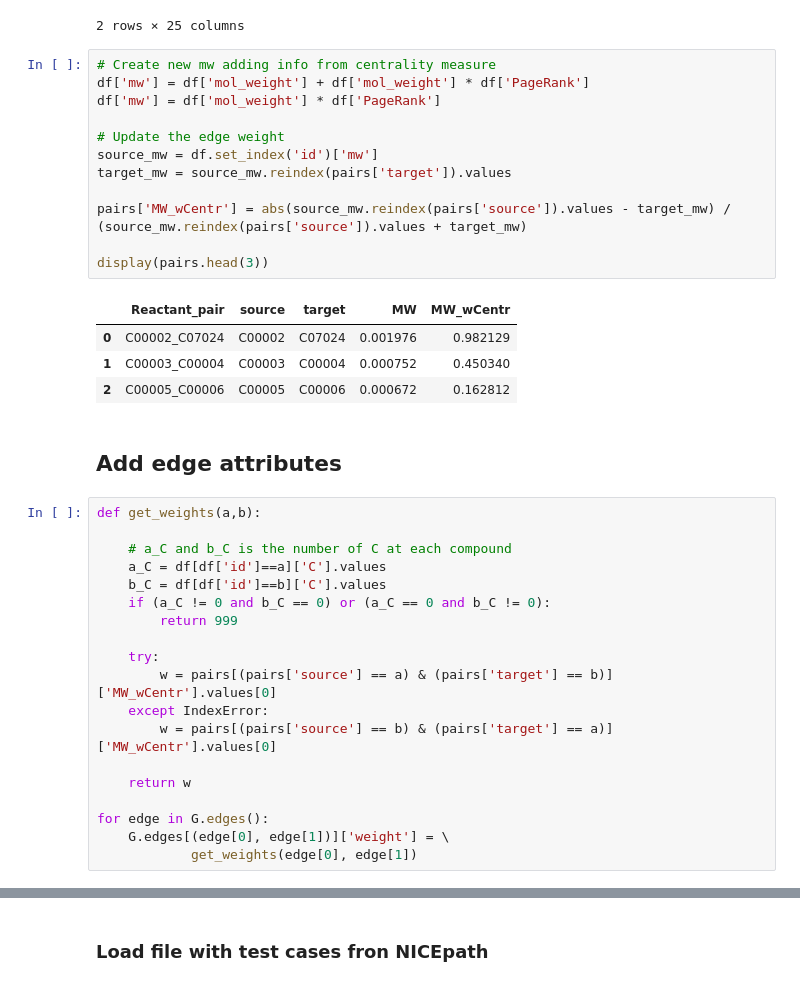
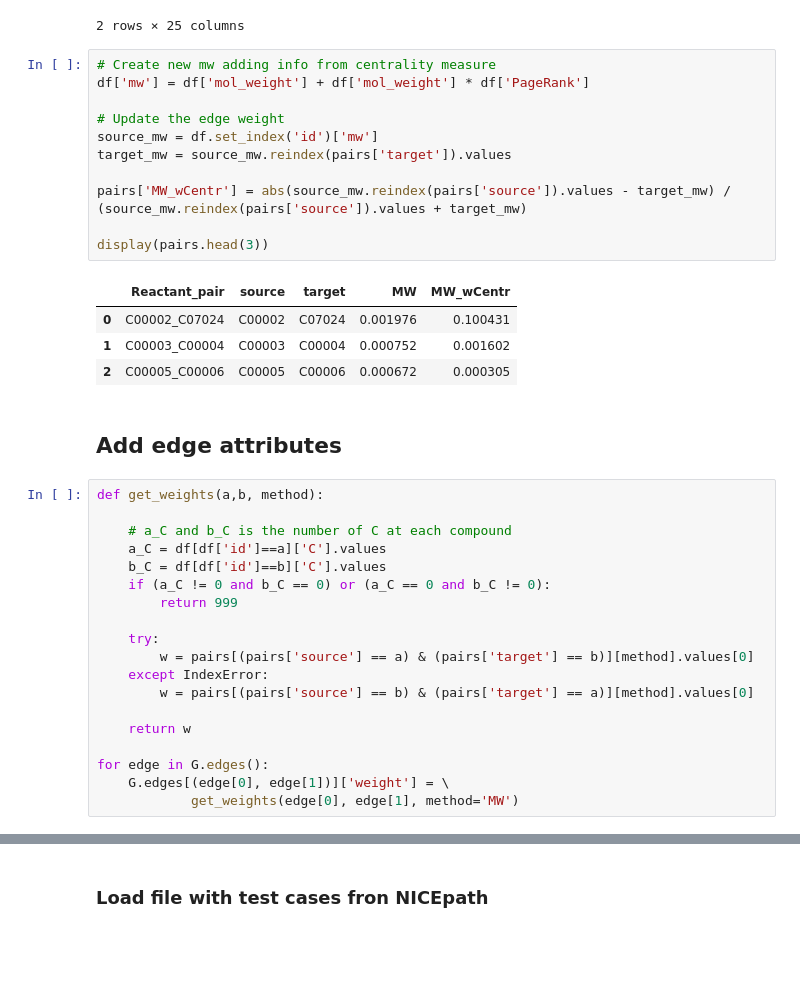
Before and after one commit to costasmexis/pathwayFinder, a Jupyter notebook: main.ipynb, the cells around one changed output, grey strips where cells are left out. Saved outputs shown, nothing was run; the diff lists cells and outputs as text; blank space fills up the shorter version.

```diff
--- a/main.ipynb
+++ b/main.ipynb
@@ -282,24 +282,23 @@ df.head(2)
 # %%
 # Create new mw adding info from centrality measure
 df['mw'] = df['mol_weight'] + df['mol_weight'] * df['PageRank']
-df['mw'] = df['mol_weight'] * df['PageRank']
 
 # Update the edge weight
 source_mw = df.set_index('id')['mw']
 target_mw = source_mw.reindex(pairs['target']).values
 
 pairs['MW_wCentr'] = abs(source_mw.reindex(pairs['source']).values - target_mw) / (source_mw.reindex(pairs['source']).values + target_mw)
 
 display(pairs.head(3))
 # %% [output]
 |  | Reactant_pair | source | target | MW | MW_wCentr |
-| 0 | C00002_C07024 | C00002 | C07024 | 0.001976 | 0.982129 |
-| 1 | C00003_C00004 | C00003 | C00004 | 0.000752 | 0.450340 |
-| 2 | C00005_C00006 | C00005 | C00006 | 0.000672 | 0.162812 |
+| 0 | C00002_C07024 | C00002 | C07024 | 0.001976 | 0.100431 |
+| 1 | C00003_C00004 | C00003 | C00004 | 0.000752 | 0.001602 |
+| 2 | C00005_C00006 | C00005 | C00006 | 0.000672 | 0.000305 |
 # %% [markdown]
 ## Add edge attributes
 # %%
-def get_weights(a,b):
+def get_weights(a,b, method):
 
     # a_C and b_C is the number of C at each compound
     a_C = df[df['id']==a]['C'].values
@@ -308,15 +307,15 @@ def get_weights(a,b):
         return 999
 
     try:
-        w = pairs[(pairs['source'] == a) & (pairs['target'] == b)]['MW_wCentr'].values[0]
+        w = pairs[(pairs['source'] == a) & (pairs['target'] == b)][method].values[0]
     except IndexError:
-        w = pairs[(pairs['source'] == b) & (pairs['target'] == a)]['MW_wCentr'].values[0]
+        w = pairs[(pairs['source'] == b) & (pairs['target'] == a)][method].values[0]
 
     return w
 
 for edge in G.edges():
     G.edges[(edge[0], edge[1])]['weight'] = \
-            get_weights(edge[0], edge[1])
+            get_weights(edge[0], edge[1], method='MW')
 # %%
 source = 'C00082'
 target = 'C01533'
```
Also changed, not shown: parts of 5 cells of this notebook, 1 other file.
